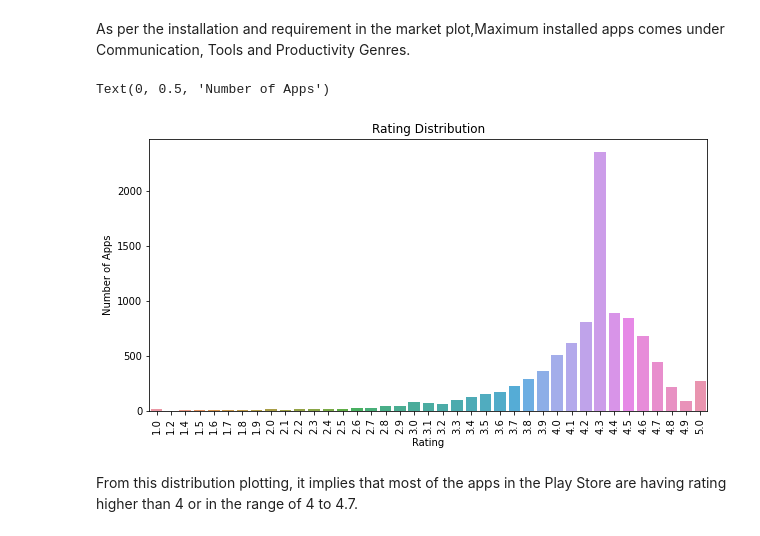
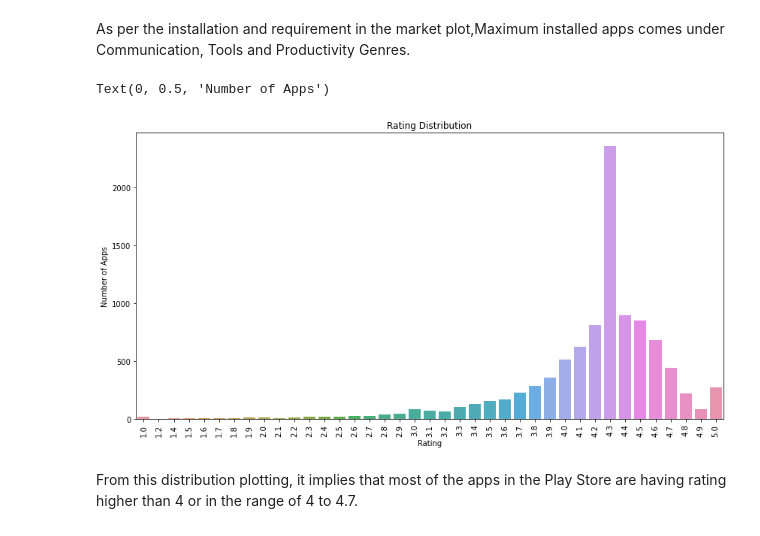
Before and after one commit to Koti-RK/Playstore-App-Review-Analysis, a Jupyter notebook: PlayStore_App_Review_Analysis_Capstone_Project.ipynb, the cells around one changed output. Drawn from its saved outputs; the diff is of its cells as text; code cells hidden in the pictures.

```diff
--- a/PlayStore_App_Review_Analysis_Capstone_Project.ipynb
+++ b/PlayStore_App_Review_Analysis_Capstone_Project.ipynb
@@ -394,13 +394,13 @@ sns.barplot(top_20_genres_installs.Genres, top_20_genres_installs.Installs)
 # %% [markdown]
 As per the installation and requirement in the market plot,Maximum installed apps comes under Communication, Tools and Productivity Genres.
 # %%
-plt.figure(figsize=(10, 5))
+plt.figure(figsize=(14, 7))
 sns.countplot(x='Rating', data=df)
 plt.title('Rating Distribution')
 plt.xticks(rotation=90)
 plt.ylabel('Number of Apps')
 # %% [output]
 Text(0, 0.5, 'Number of Apps')
-[figure, old version]
+[figure, new version]
 # %% [markdown]
 From this distribution plotting, it implies that most of the apps in the Play Store are having rating higher than 4 or in the range of 4 to 4.7.
```
